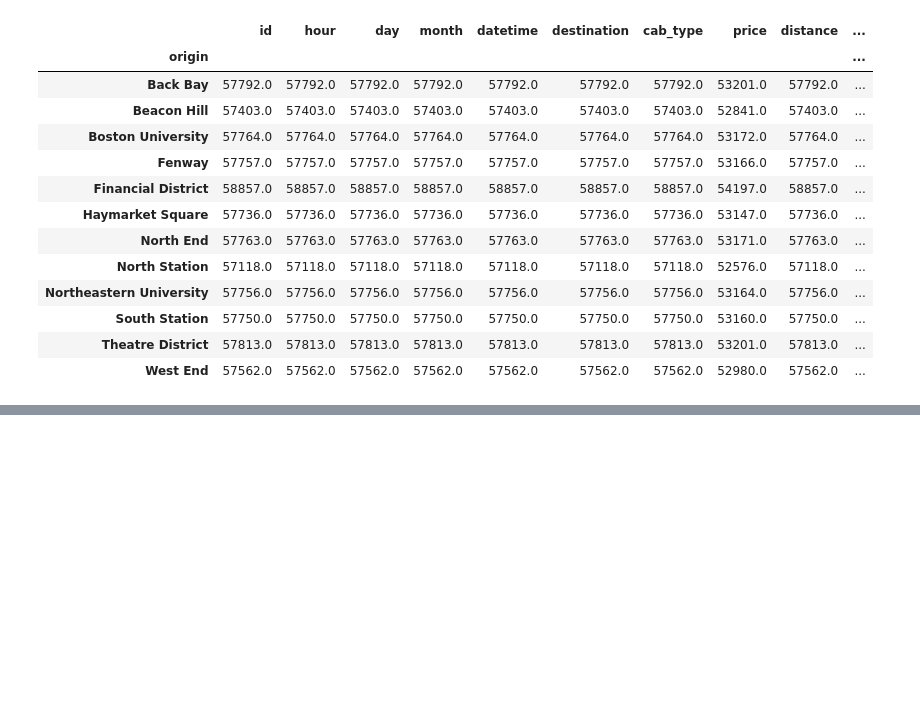
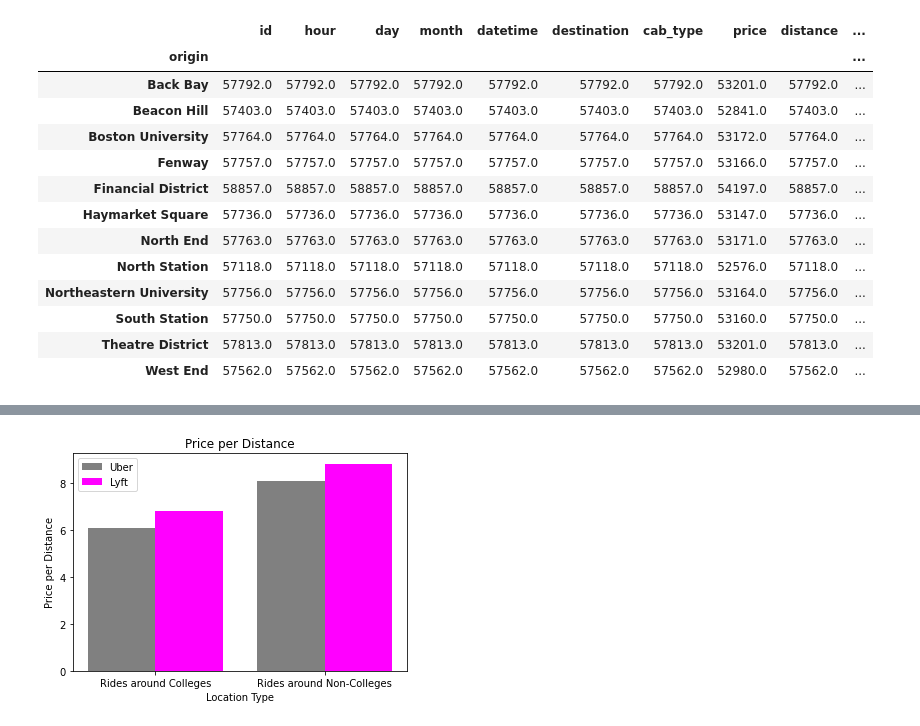
Before and after one commit to Mclark63/Rideshare_Analysis, a Jupyter notebook: cleaningData.ipynb, the cells around one changed output, grey strips where cells are left out. Saved outputs shown, nothing was run; the diff lists cells and outputs as text; code cells hidden in the pictures; blank space fills up the shorter version.

```diff
--- a/cleaningData.ipynb
+++ b/cleaningData.ipynb
@@ -441 +469,20 @@ count
+# %%
+X = ['Rides around Colleges', 'Rides around Non-Colleges']
+uber_price = [6.079131, 8.069764]
+lyft_price = [6.799326, 8.818546]
+
+X_axis = np.arange(len(X))
+
+plt.bar(X_axis - 0.2, uber_price, 0.4, label = 'Uber', color= ['grey'])
+plt.bar(X_axis + 0.2, lyft_price, 0.4, label = 'Lyft', color=['magenta'])
+
+plt.xticks(X_axis, X)
+plt.xlabel("Location Type")
+plt.ylabel("Price per Distance")
+plt.legend()
+plt.title("Price per Distance")
+plt.savefig("Project Figures/Price_per_Distance.png")
+plt.show()
+# %% [output]
+[figure, added]
 # %%
```
Also changed, not shown: parts of 15 cells of this notebook, 8 other files.
